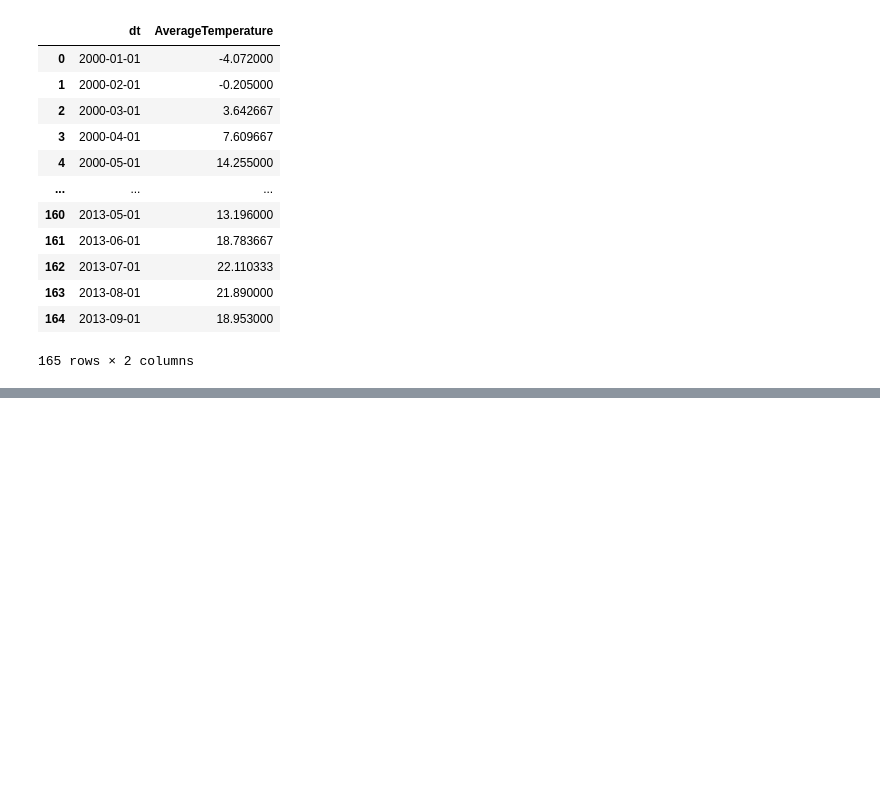
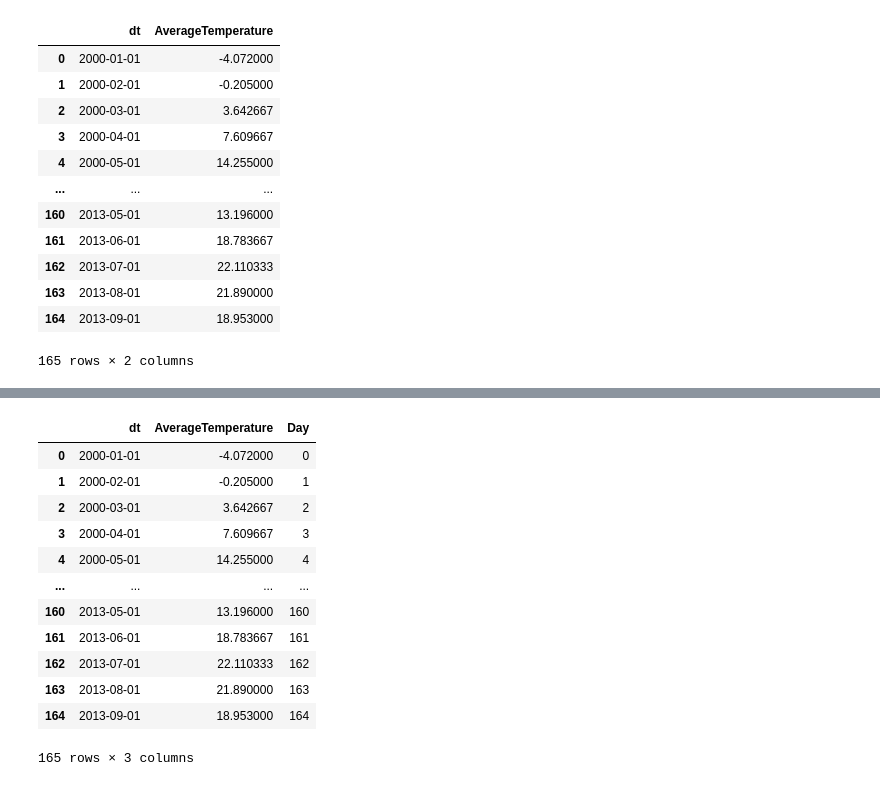
Before and after one commit to DeaconTCarreon/deacon_decal, a Jupyter notebook: homework9/homework9.ipynb, the cells around one changed output, grey strips where cells are left out. Drawn from its saved outputs; the diff is of its cells as text; code cells hidden in the pictures; blank space fills up the shorter version.

```diff
--- a/homework9/homework9.ipynb
+++ b/homework9/homework9.ipynb
@@ -58,0 +71,23 @@ avg_temps
+# %%
+# 1.4
+
+# sorted_temps['Day'] = sorted_temps['dt'].astype(int)
+# sorted_temps['Day'] = pd.to_numeric(sorted_temps['dt'])
+
+days = np.arange(0, len(avg_temps))
+avg_temps['Day'] = days
+avg_temps
+# %% [output]
+|  | dt | AverageTemperature | Day |
+| 0 | 2000-01-01 | -4.072000 | 0 |
+| 1 | 2000-02-01 | -0.205000 | 1 |
+| 2 | 2000-03-01 | 3.642667 | 2 |
+| 3 | 2000-04-01 | 7.609667 | 3 |
+| 4 | 2000-05-01 | 14.255000 | 4 |
+| ... | ... | ... | ... |
+| 160 | 2013-05-01 | 13.196000 | 160 |
+| 161 | 2013-06-01 | 18.783667 | 161 |
+| 162 | 2013-07-01 | 22.110333 | 162 |
+| 163 | 2013-08-01 | 21.890000 | 163 |
+| 164 | 2013-09-01 | 18.953000 | 164 |
+165 rows × 3 columns
```
Also changed, not shown: parts of 9 cells of this notebook.
